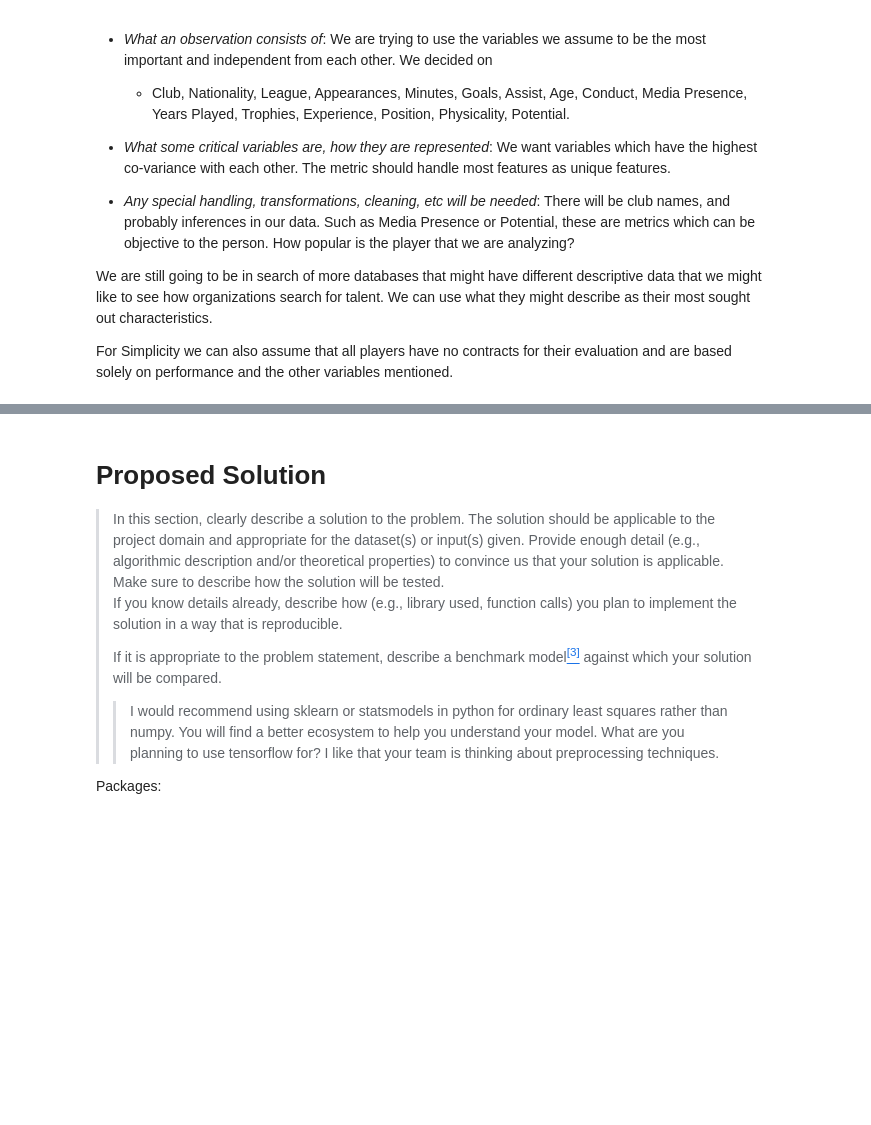
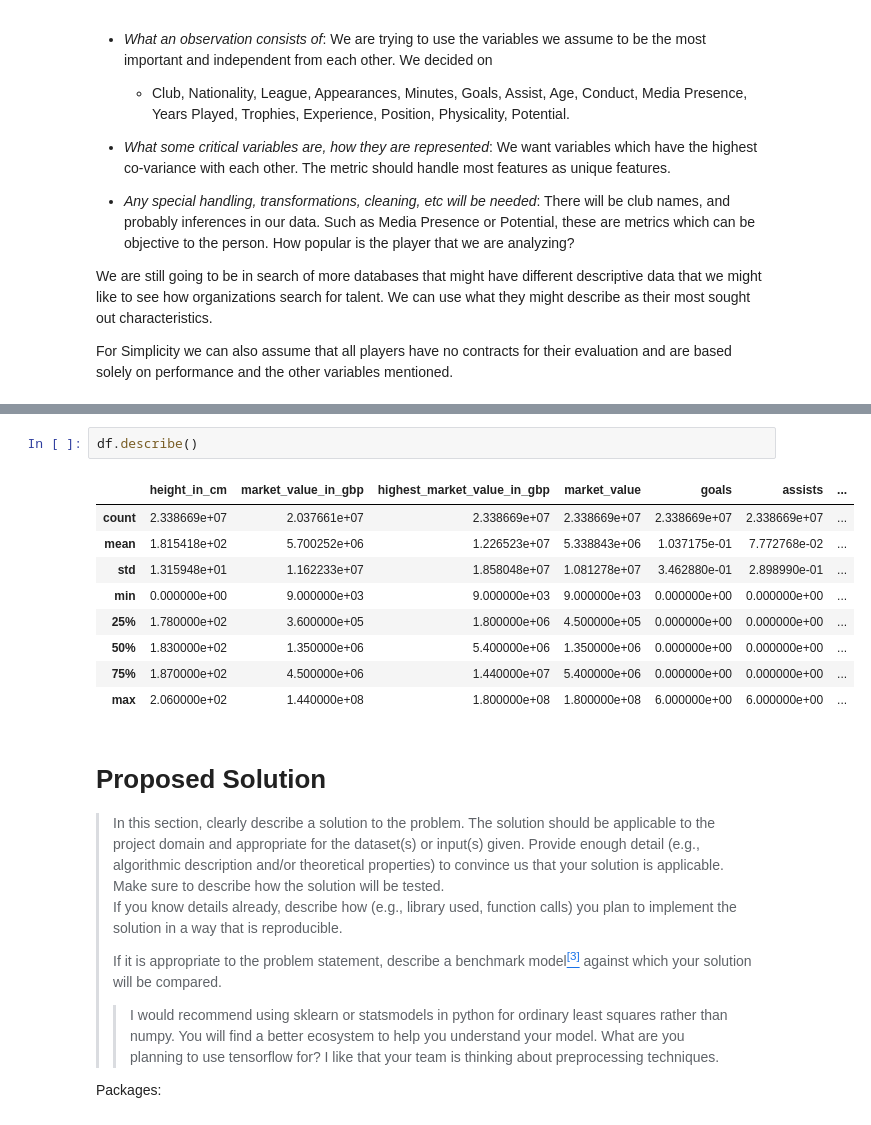
Before and after one commit to kade09/FifaMarketValueML, a Jupyter notebook: Checkpoint_group028.ipynb, the cells around one changed output, grey strips where cells are left out. Drawn from its saved outputs; the diff is of its cells as text; blank space fills up the shorter version.

```diff
--- a/Checkpoint_group028.ipynb
+++ b/Checkpoint_group028.ipynb
@@ -164,3 +263,15 @@ data['players'].merge(
+# %%
+df.describe()
+# %% [output]
+|  | height_in_cm | market_value_in_gbp | highest_market_value_in_gbp | market_value | goals | assists | ... |
+| count | 2.338669e+07 | 2.037661e+07 | 2.338669e+07 | 2.338669e+07 | 2.338669e+07 | 2.338669e+07 | ... |
+| mean | 1.815418e+02 | 5.700252e+06 | 1.226523e+07 | 5.338843e+06 | 1.037175e-01 | 7.772768e-02 | ... |
+| std | 1.315948e+01 | 1.162233e+07 | 1.858048e+07 | 1.081278e+07 | 3.462880e-01 | 2.898990e-01 | ... |
+| min | 0.000000e+00 | 9.000000e+03 | 9.000000e+03 | 9.000000e+03 | 0.000000e+00 | 0.000000e+00 | ... |
+| 25% | 1.780000e+02 | 3.600000e+05 | 1.800000e+06 | 4.500000e+05 | 0.000000e+00 | 0.000000e+00 | ... |
+| 50% | 1.830000e+02 | 1.350000e+06 | 5.400000e+06 | 1.350000e+06 | 0.000000e+00 | 0.000000e+00 | ... |
+| 75% | 1.870000e+02 | 4.500000e+06 | 1.440000e+07 | 5.400000e+06 | 0.000000e+00 | 0.000000e+00 | ... |
+| max | 2.060000e+02 | 1.440000e+08 | 1.800000e+08 | 1.800000e+08 | 6.000000e+00 | 6.000000e+00 | ... |
 # %% [markdown]
 # Proposed Solution
 
```
Also changed, not shown: parts of 8 cells of this notebook.
